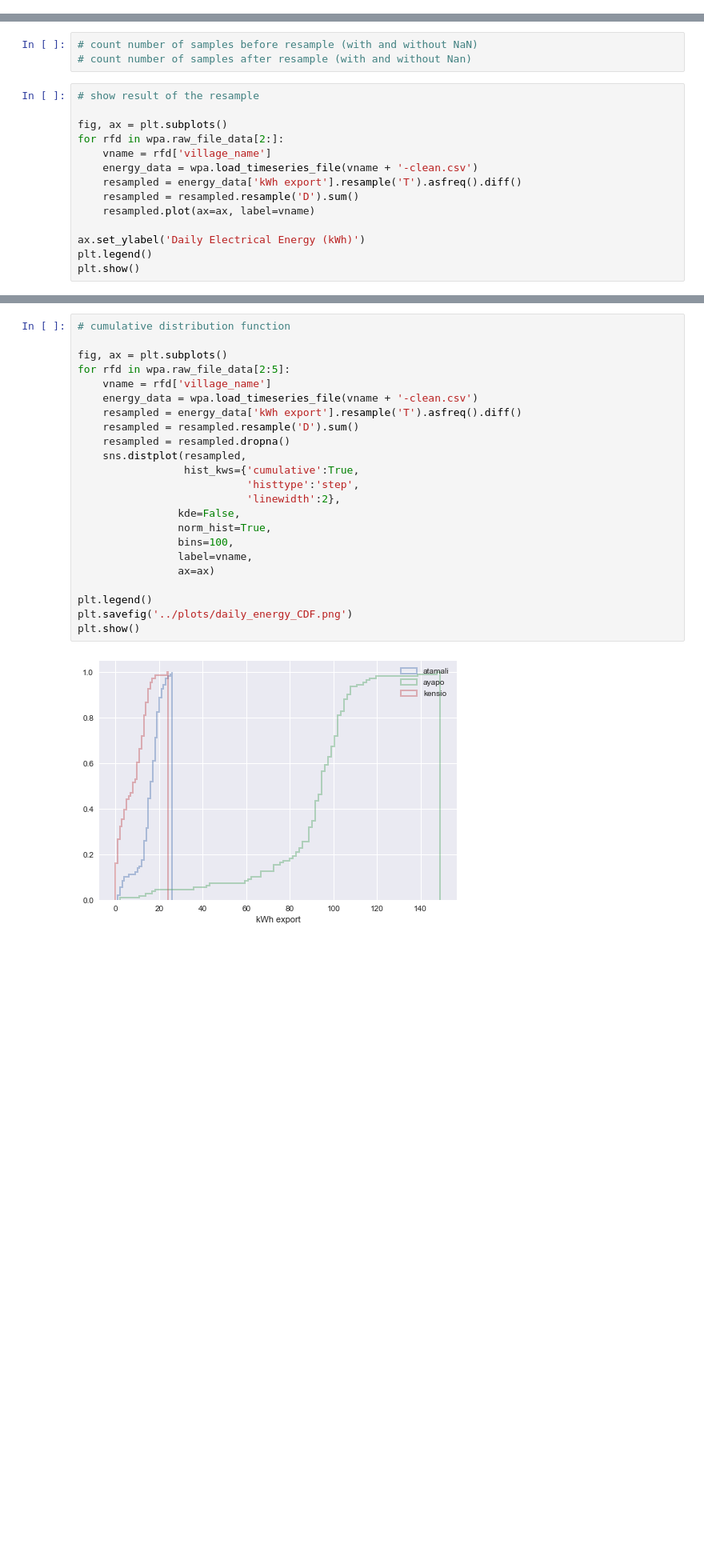
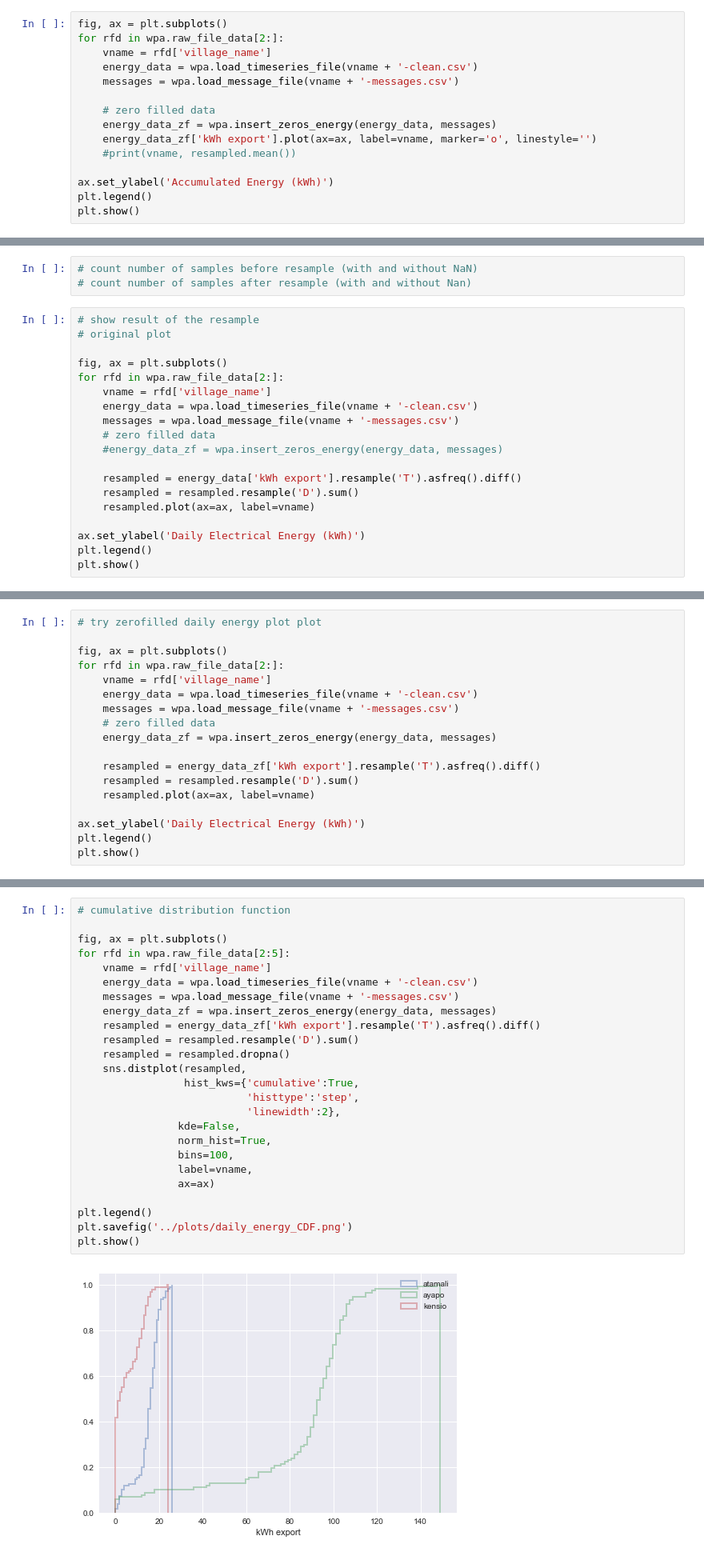
Before and after one commit to dsoto/WP19, a Jupyter notebook: analysis/SI-energy-analysis.ipynb, the cells around one changed output, grey strips where cells are left out. Shown: that part at 80% size. Saved outputs shown, nothing was run; the diff lists cells and outputs as text; blank space fills up the shorter version.

Commit message:
adds energy zero filling

```diff
--- a/analysis/SI-energy-analysis.ipynb
+++ b/analysis/SI-energy-analysis.ipynb
@@ -49,0 +55,15 @@ plt.show()
+# %%
+fig, ax = plt.subplots()
+for rfd in wpa.raw_file_data[2:]:
+    vname = rfd['village_name']
+    energy_data = wpa.load_timeseries_file(vname + '-clean.csv')
+    messages = wpa.load_message_file(vname + '-messages.csv')
+
+    # zero filled data
+    energy_data_zf = wpa.insert_zeros_energy(energy_data, messages)
+    energy_data_zf['kWh export'].plot(ax=ax, label=vname, marker='o', linestyle='')
+    #print(vname, resampled.mean())
+
+ax.set_ylabel('Accumulated Energy (kWh)')
+plt.legend()
+plt.show()
@@ -52,11 +74,16 @@ plt.show()
 # count number of samples after resample (with and without Nan)
 # %%
 # show result of the resample
+# original plot
 
 fig, ax = plt.subplots()
 for rfd in wpa.raw_file_data[2:]:
     vname = rfd['village_name']
     energy_data = wpa.load_timeseries_file(vname + '-clean.csv')
+    messages = wpa.load_message_file(vname + '-messages.csv')
+    # zero filled data
+    #energy_data_zf = wpa.insert_zeros_energy(energy_data, messages)
+
     resampled = energy_data['kWh export'].resample('T').asfreq().diff()
     resampled = resampled.resample('D').sum()
     resampled.plot(ax=ax, label=vname)
@@ -66,3 +93,21 @@ plt.legend()
 plt.show()
 # %% [output]
 [figure]
+# %%
+# try zerofilled daily energy plot plot
+
+fig, ax = plt.subplots()
+for rfd in wpa.raw_file_data[2:]:
+    vname = rfd['village_name']
+    energy_data = wpa.load_timeseries_file(vname + '-clean.csv')
+    messages = wpa.load_message_file(vname + '-messages.csv')
+    # zero filled data
+    energy_data_zf = wpa.insert_zeros_energy(energy_data, messages)
+
+    resampled = energy_data_zf['kWh export'].resample('T').asfreq().diff()
+    resampled = resampled.resample('D').sum()
+    resampled.plot(ax=ax, label=vname)
+
+ax.set_ylabel('Daily Electrical Energy (kWh)')
+plt.legend()
+plt.show()
@@ -69,27 +116,29 @@ plt.show()
 # %%
 # cumulative distribution function
 
 fig, ax = plt.subplots()
 for rfd in wpa.raw_file_data[2:5]:
     vname = rfd['village_name']
     energy_data = wpa.load_timeseries_file(vname + '-clean.csv')
-    resampled = energy_data['kWh export'].resample('T').asfreq().diff()
+    messages = wpa.load_message_file(vname + '-messages.csv')
+    energy_data_zf = wpa.insert_zeros_energy(energy_data, messages)
+    resampled = energy_data_zf['kWh export'].resample('T').asfreq().diff()
     resampled = resampled.resample('D').sum()
     resampled = resampled.dropna()
     sns.distplot(resampled,
                  hist_kws={'cumulative':True,
                            'histtype':'step',
                            'linewidth':2},
                 kde=False,
                 norm_hist=True,
                 bins=100,
                 label=vname,
                 ax=ax)
 
 plt.legend()
 plt.savefig('../plots/daily_energy_CDF.png')
 plt.show()
 # %% [output]
-[figure, old version]
+[figure, new version]
 # %%
 # table of descriptive statistics?
```
Also changed, not shown: parts of 5 cells of this notebook, 1 other file.
